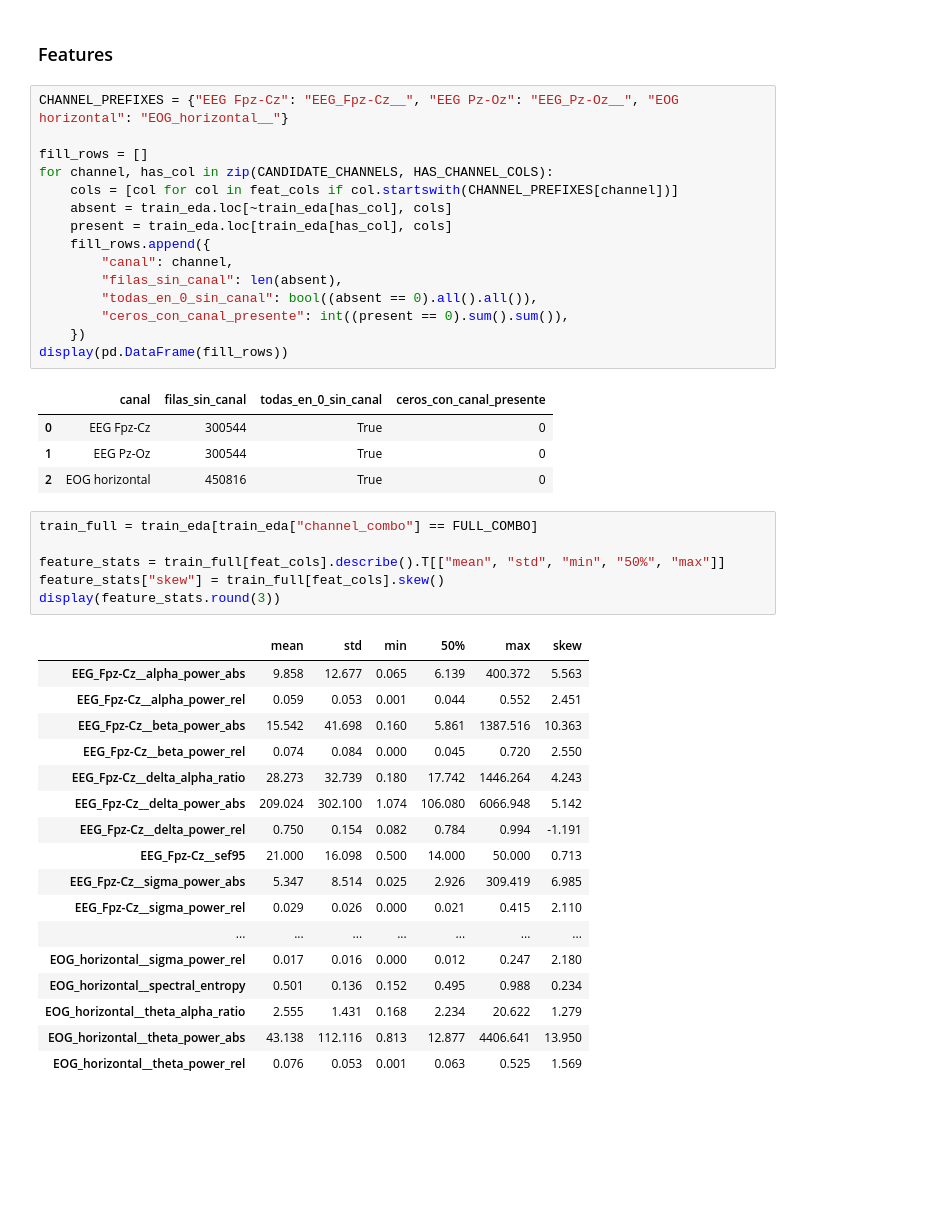
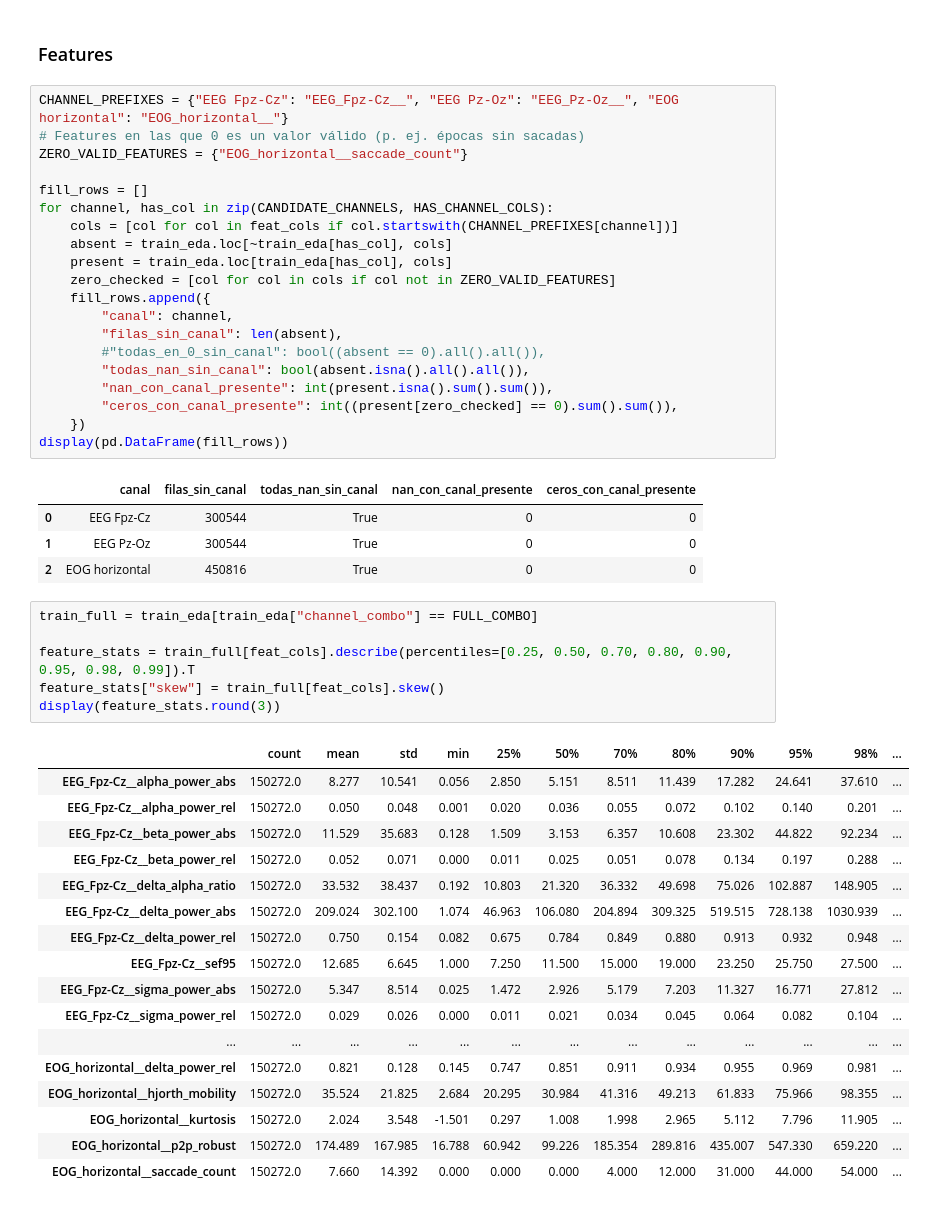
Before and after one commit to dosuna17/proyecto-despliegue-de-soluciones-G10, a Jupyter notebook: notebooks/07_preprocess_base_models_multichannel.ipynb, the cells around one changed output. Cells and saved outputs as stored; diff of their text form; blank space fills up the shorter version.

```diff
--- a/notebooks/07_preprocess_base_models_multichannel.ipynb
+++ b/notebooks/07_preprocess_base_models_multichannel.ipynb
@@ -573,46 +626,51 @@ Grabaciones sin N3: 13
 ### Features
 # %%
 CHANNEL_PREFIXES = {"EEG Fpz-Cz": "EEG_Fpz-Cz__", "EEG Pz-Oz": "EEG_Pz-Oz__", "EOG horizontal": "EOG_horizontal__"}
+# Features en las que 0 es un valor válido (p. ej. épocas sin sacadas)
+ZERO_VALID_FEATURES = {"EOG_horizontal__saccade_count"}
 
 fill_rows = []
 for channel, has_col in zip(CANDIDATE_CHANNELS, HAS_CHANNEL_COLS):
     cols = [col for col in feat_cols if col.startswith(CHANNEL_PREFIXES[channel])]
     absent = train_eda.loc[~train_eda[has_col], cols]
     present = train_eda.loc[train_eda[has_col], cols]
+    zero_checked = [col for col in cols if col not in ZERO_VALID_FEATURES]
     fill_rows.append({
         "canal": channel,
         "filas_sin_canal": len(absent),
-        "todas_en_0_sin_canal": bool((absent == 0).all().all()),
-        "ceros_con_canal_presente": int((present == 0).sum().sum()),
+        #"todas_en_0_sin_canal": bool((absent == 0).all().all()),
+        "todas_nan_sin_canal": bool(absent.isna().all().all()),
+        "nan_con_canal_presente": int(present.isna().sum().sum()),
+        "ceros_con_canal_presente": int((present[zero_checked] == 0).sum().sum()),
     })
 display(pd.DataFrame(fill_rows))
 # %% [output]
-|  | canal | filas_sin_canal | todas_en_0_sin_canal | ceros_con_canal_presente |
-| 0 | EEG Fpz-Cz | 300544 | True | 0 |
-| 1 | EEG Pz-Oz | 300544 | True | 0 |
-| 2 | EOG horizontal | 450816 | True | 0 |
+|  | canal | filas_sin_canal | todas_nan_sin_canal | nan_con_canal_presente | ceros_con_canal_presente |
+| 0 | EEG Fpz-Cz | 300544 | True | 0 | 0 |
+| 1 | EEG Pz-Oz | 300544 | True | 0 | 0 |
+| 2 | EOG horizontal | 450816 | True | 0 | 0 |
 # %%
 train_full = train_eda[train_eda["channel_combo"] == FULL_COMBO]
 
-feature_stats = train_full[feat_cols].describe().T[["mean", "std", "min", "50%", "max"]]
+feature_stats = train_full[feat_cols].describe(percentiles=[0.25, 0.50, 0.70, 0.80, 0.90, 0.95, 0.98, 0.99]).T
 feature_stats["skew"] = train_full[feat_cols].skew()
 display(feature_stats.round(3))
 # %% [output]
-|  | mean | std | min | 50% | max | skew |
-| EEG_Fpz-Cz__alpha_power_abs | 9.858 | 12.677 | 0.065 | 6.139 | 400.372 | 5.563 |
-| EEG_Fpz-Cz__alpha_power_rel | 0.059 | 0.053 | 0.001 | 0.044 | 0.552 | 2.451 |
-| EEG_Fpz-Cz__beta_power_abs | 15.542 | 41.698 | 0.160 | 5.861 | 1387.516 | 10.363 |
-| EEG_Fpz-Cz__beta_power_rel | 0.074 | 0.084 | 0.000 | 0.045 | 0.720 | 2.550 |
-| EEG_Fpz-Cz__delta_alpha_ratio | 28.273 | 32.739 | 0.180 | 17.742 | 1446.264 | 4.243 |
-| EEG_Fpz-Cz__delta_power_abs | 209.024 | 302.100 | 1.074 | 106.080 | 6066.948 | 5.142 |
-| EEG_Fpz-Cz__delta_power_rel | 0.750 | 0.154 | 0.082 | 0.784 | 0.994 | -1.191 |
-| EEG_Fpz-Cz__sef95 | 21.000 | 16.098 | 0.500 | 14.000 | 50.000 | 0.713 |
-| EEG_Fpz-Cz__sigma_power_abs | 5.347 | 8.514 | 0.025 | 2.926 | 309.419 | 6.985 |
-| EEG_Fpz-Cz__sigma_power_rel | 0.029 | 0.026 | 0.000 | 0.021 | 0.415 | 2.110 |
-| ... | ... | ... | ... | ... | ... | ... |
-| EOG_horizontal__sigma_power_rel | 0.017 | 0.016 | 0.000 | 0.012 | 0.247 | 2.180 |
-| EOG_horizontal__spectral_entropy | 0.501 | 0.136 | 0.152 | 0.495 | 0.988 | 0.234 |
-| EOG_horizontal__theta_alpha_ratio | 2.555 | 1.431 | 0.168 | 2.234 | 20.622 | 1.279 |
-| EOG_horizontal__theta_power_abs | 43.138 | 112.116 | 0.813 | 12.877 | 4406.641 | 13.950 |
-| EOG_horizontal__theta_power_rel | 0.076 | 0.053 | 0.001 | 0.063 | 0.525 | 1.569 |
+|  | count | mean | std | min | 25% | 50% | 70% | 80% | 90% | 95% | 98% | ... |
+| EEG_Fpz-Cz__alpha_power_abs | 150272.0 | 8.277 | 10.541 | 0.056 | 2.850 | 5.151 | 8.511 | 11.439 | 17.282 | 24.641 | 37.610 | ... |
+| EEG_Fpz-Cz__alpha_power_rel | 150272.0 | 0.050 | 0.048 | 0.001 | 0.020 | 0.036 | 0.055 | 0.072 | 0.102 | 0.140 | 0.201 | ... |
+| EEG_Fpz-Cz__beta_power_abs | 150272.0 | 11.529 | 35.683 | 0.128 | 1.509 | 3.153 | 6.357 | 10.608 | 23.302 | 44.822 | 92.234 | ... |
+| EEG_Fpz-Cz__beta_power_rel | 150272.0 | 0.052 | 0.071 | 0.000 | 0.011 | 0.025 | 0.051 | 0.078 | 0.134 | 0.197 | 0.288 | ... |
+| EEG_Fpz-Cz__delta_alpha_ratio | 150272.0 | 33.532 | 38.437 | 0.192 | 10.803 | 21.320 | 36.332 | 49.698 | 75.026 | 102.887 | 148.905 | ... |
+| EEG_Fpz-Cz__delta_power_abs | 150272.0 | 209.024 | 302.100 | 1.074 | 46.963 | 106.080 | 204.894 | 309.325 | 519.515 | 728.138 | 1030.939 | ... |
+| EEG_Fpz-Cz__delta_power_rel | 150272.0 | 0.750 | 0.154 | 0.082 | 0.675 | 0.784 | 0.849 | 0.880 | 0.913 | 0.932 | 0.948 | ... |
+| EEG_Fpz-Cz__sef95 | 150272.0 | 12.685 | 6.645 | 1.000 | 7.250 | 11.500 | 15.000 | 19.000 | 23.250 | 25.750 | 27.500 | ... |
+| EEG_Fpz-Cz__sigma_power_abs | 150272.0 | 5.347 | 8.514 | 0.025 | 1.472 | 2.926 | 5.179 | 7.203 | 11.327 | 16.771 | 27.812 | ... |
+| EEG_Fpz-Cz__sigma_power_rel | 150272.0 | 0.029 | 0.026 | 0.000 | 0.011 | 0.021 | 0.034 | 0.045 | 0.064 | 0.082 | 0.104 | ... |
+| ... | ... | ... | ... | ... | ... | ... | ... | ... | ... | ... | ... | ... |
+| EOG_horizontal__delta_power_rel | 150272.0 | 0.821 | 0.128 | 0.145 | 0.747 | 0.851 | 0.911 | 0.934 | 0.955 | 0.969 | 0.981 | ... |
+| EOG_horizontal__hjorth_mobility | 150272.0 | 35.524 | 21.825 | 2.684 | 20.295 | 30.984 | 41.316 | 49.213 | 61.833 | 75.966 | 98.355 | ... |
+| EOG_horizontal__kurtosis | 150272.0 | 2.024 | 3.548 | -1.501 | 0.297 | 1.008 | 1.998 | 2.965 | 5.112 | 7.796 | 11.905 | ... |
+| EOG_horizontal__p2p_robust | 150272.0 | 174.489 | 167.985 | 16.788 | 60.942 | 99.226 | 185.354 | 289.816 | 435.007 | 547.330 | 659.220 | ... |
+| EOG_horizontal__saccade_count | 150272.0 | 7.660 | 14.392 | 0.000 | 0.000 | 0.000 | 4.000 | 12.000 | 31.000 | 44.000 | 54.000 | ... |
 # %%
```
Also changed, not shown: parts of 10 cells of this notebook, 11 other files.
